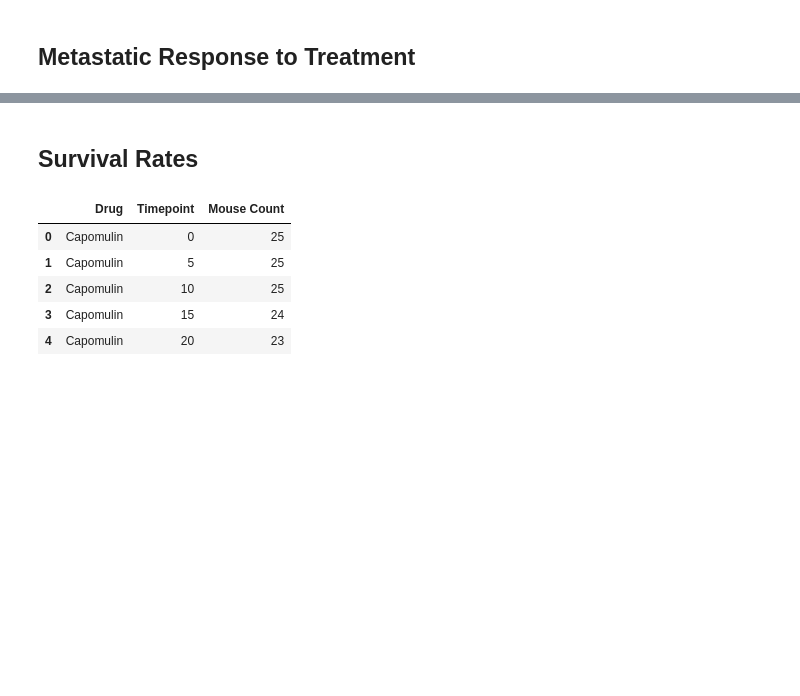
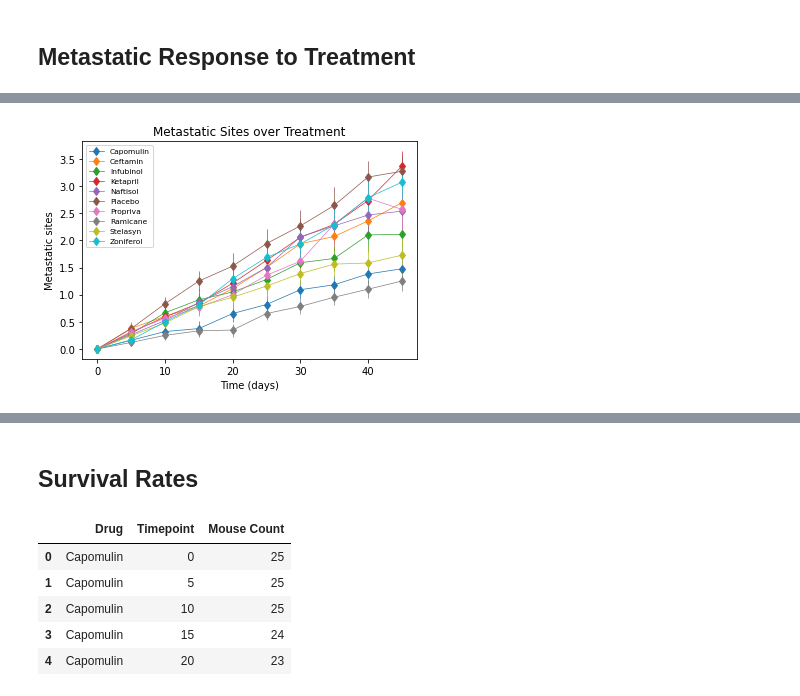
Before and after one commit to TheoF-C/matplotlib-challenge, a Jupyter notebook: Pymaceuticals/pymaceuticals_starter.ipynb, the cells around one changed output, grey strips where cells are left out. Drawn from its saved outputs; the diff is of its cells as text; code cells hidden in the pictures; blank space fills up the shorter version.

```diff
--- a/Pymaceuticals/pymaceuticals_starter.ipynb
+++ b/Pymaceuticals/pymaceuticals_starter.ipynb
@@ -98,3 +105,15 @@ plt.show()
 ![Tumor Response to Treatment](../Images/treatment.png)
 # %% [markdown]
 ## Metastatic Response to Treatment
+# %%
+# Store metastatic site data grouped by Drug and Timepoint
+metastatic_group = trial_mouse_data.groupby(['Drug', 'Timepoint'])['Metastatic Sites']
+
+# Store the Mean Met. Site Data Grouped by Drug and Timepoint
+metastatic_mean = metastatic_group.mean()
+
+# Convert to DataFrame
+metastatic_mean = metastatic_mean.to_frame()
+
+# Preview DataFrame
+metastatic_mean.head()
@@ -101,6 +128,9 @@ plt.show()
 # %%
-# Store the Mean Met. Site Data Grouped by Drug and Timepoint
+# Store the Standard Error associated with Met. Sites Grouped by Drug and Timepoint
+metastatic_error = metastatic_group.sem()
 
 # Convert to DataFrame
+metastatic_error = metastatic_error.to_frame()
 
 # Preview DataFrame
+metastatic_error.head()
@@ -131,4 +145,7 @@ plt.show()
 # %%
 # Minor Data Munging to Re-Format the Data Frames
+metastatic_mean = metastatic_mean.unstack(level=0)
+metastatic_error = metastatic_error.unstack(level=0)
 
 # Preview that Reformatting worked
+display(metastatic_mean.head(5))
@@ -150,3 +161,21 @@ plt.show()
+# %%
+# Generate the Plot (with Error Bars)
+for drug in metastatic_mean.columns:
+    plt.errorbar(metastatic_mean.index, metastatic_mean[drug], yerr=metastatic_error[drug], marker="d", linewidth=0.70)
+
+# Labeling plot
+plt.title('Metastatic Sites over Treatment')
+plt.ylabel('Metastatic sites')
+plt.xlabel('Time (days)')
+plt.legend([drug[1] for drug in metastatic_mean.columns], loc='upper left', prop={'size': 7.5})
+
+# Save the Figure
+plt.savefig('MetastaticResponse.png')
+
+# Show the Figure
+plt.show()
+# %% [output]
+[figure, added]
 # %% [markdown]
 ![Metastatic Spread During Treatment](../Images/spread.png)
 # %% [markdown]
```
Also changed, not shown: parts of 13 cells of this notebook, 4 other files.
